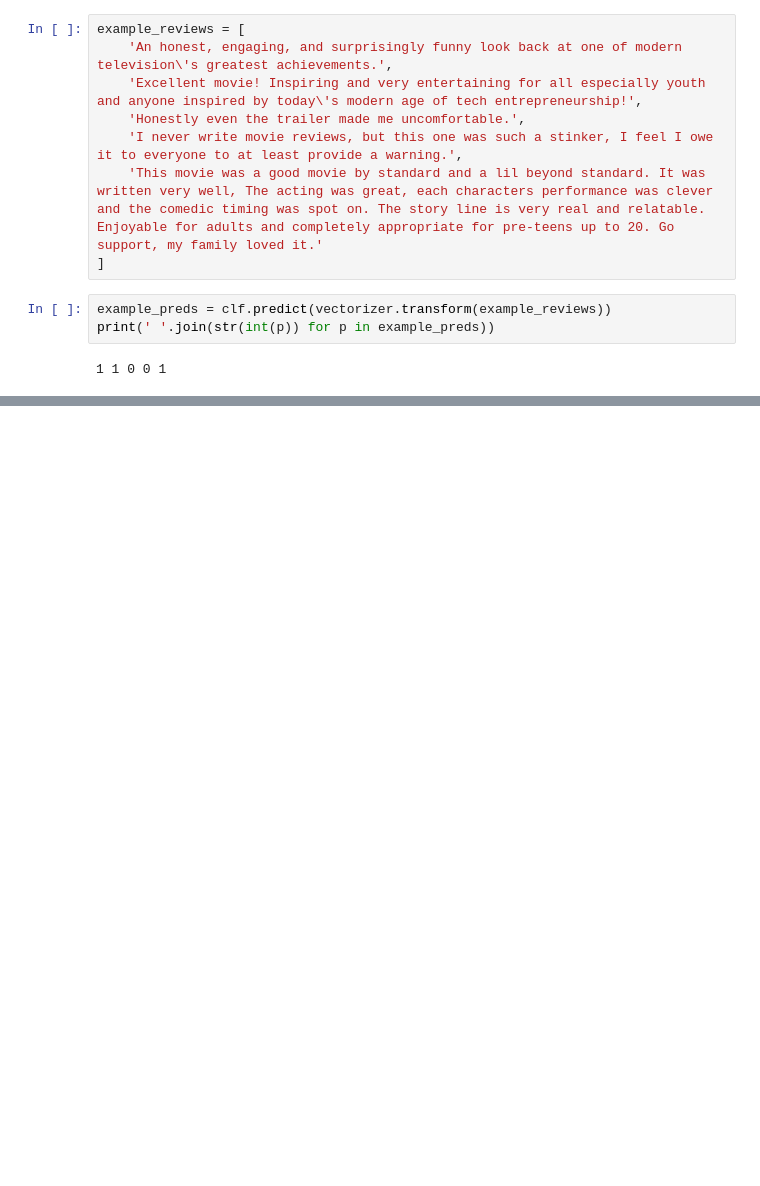
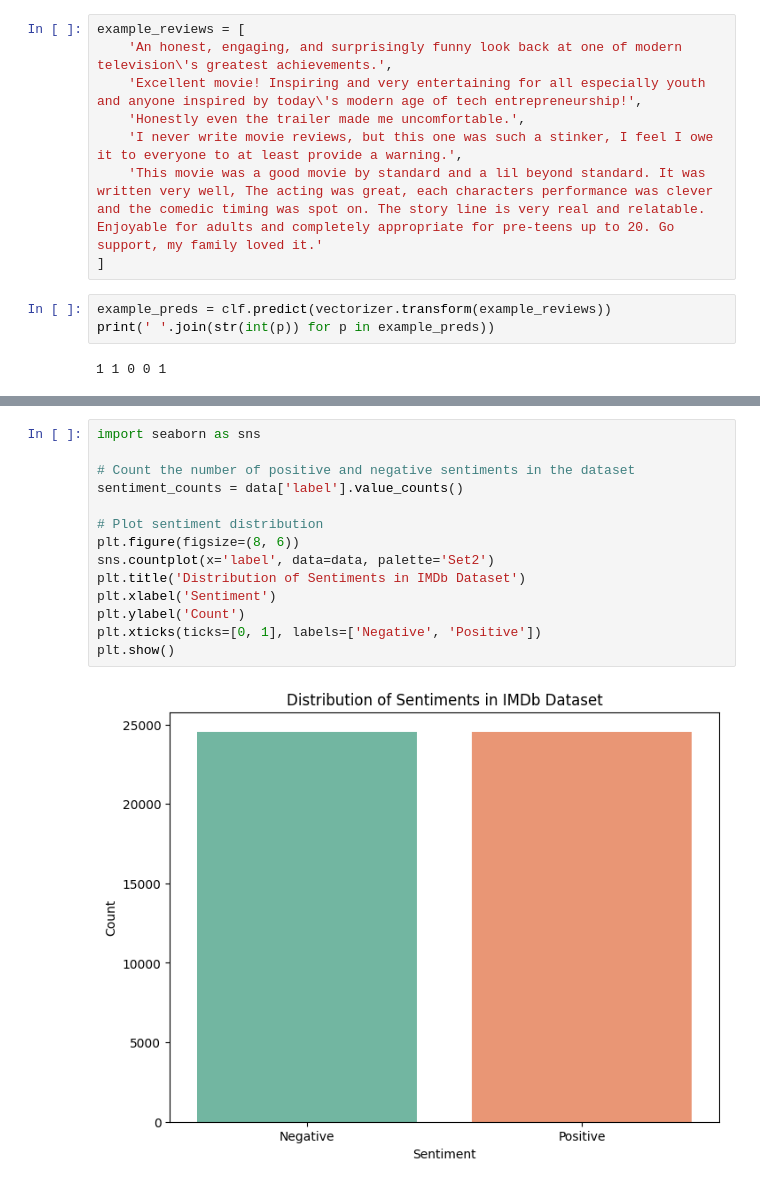
Before and after one commit to MolliBhanuPrakash/SB4C_AICTE_Batch_4_G3, a Jupyter notebook: imdb_reviews.ipynb, the cells around one changed output, grey strips where cells are left out. Cells and saved outputs as stored; diff of their text form; blank space fills up the shorter version.

```diff
--- a/imdb_reviews.ipynb
+++ b/imdb_reviews.ipynb
@@ -182,0 +201,16 @@ print(' '.join(str(int(p)) for p in example_preds))
+# %%
+import seaborn as sns
+
+# Count the number of positive and negative sentiments in the dataset
+sentiment_counts = data['label'].value_counts()
+
+# Plot sentiment distribution
+plt.figure(figsize=(8, 6))
+sns.countplot(x='label', data=data, palette='Set2')
+plt.title('Distribution of Sentiments in IMDb Dataset')
+plt.xlabel('Sentiment')
+plt.ylabel('Count')
+plt.xticks(ticks=[0, 1], labels=['Negative', 'Positive'])
+plt.show()
+# %% [output]
+[figure, added]
```
Also changed, not shown: parts of 3 cells of this notebook.
